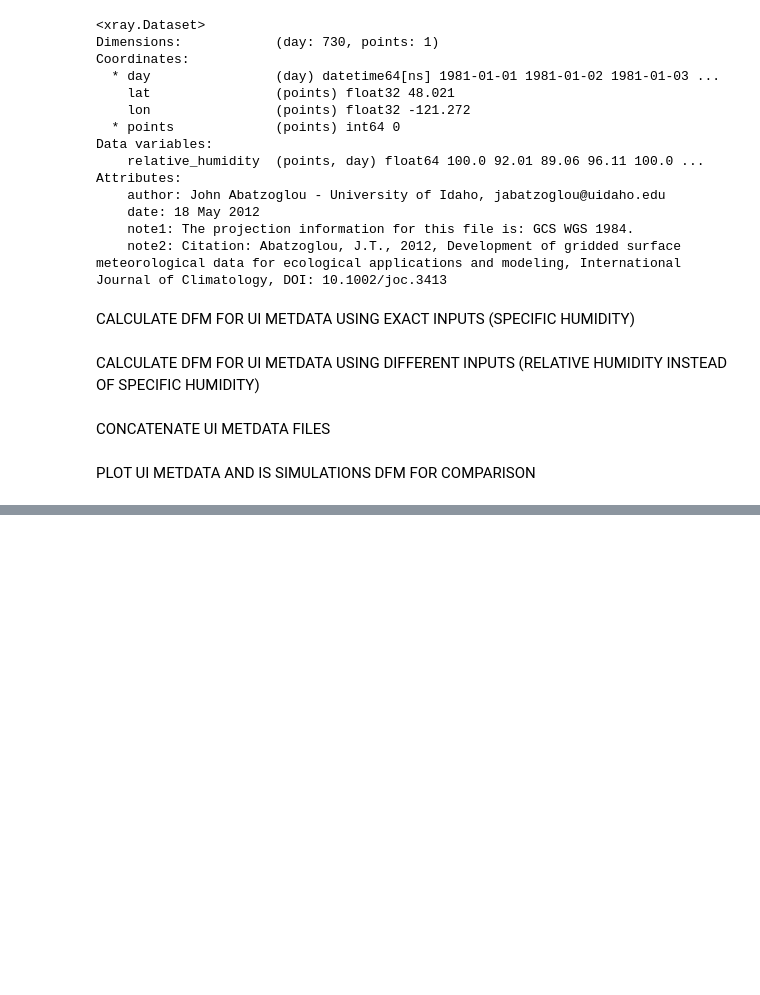
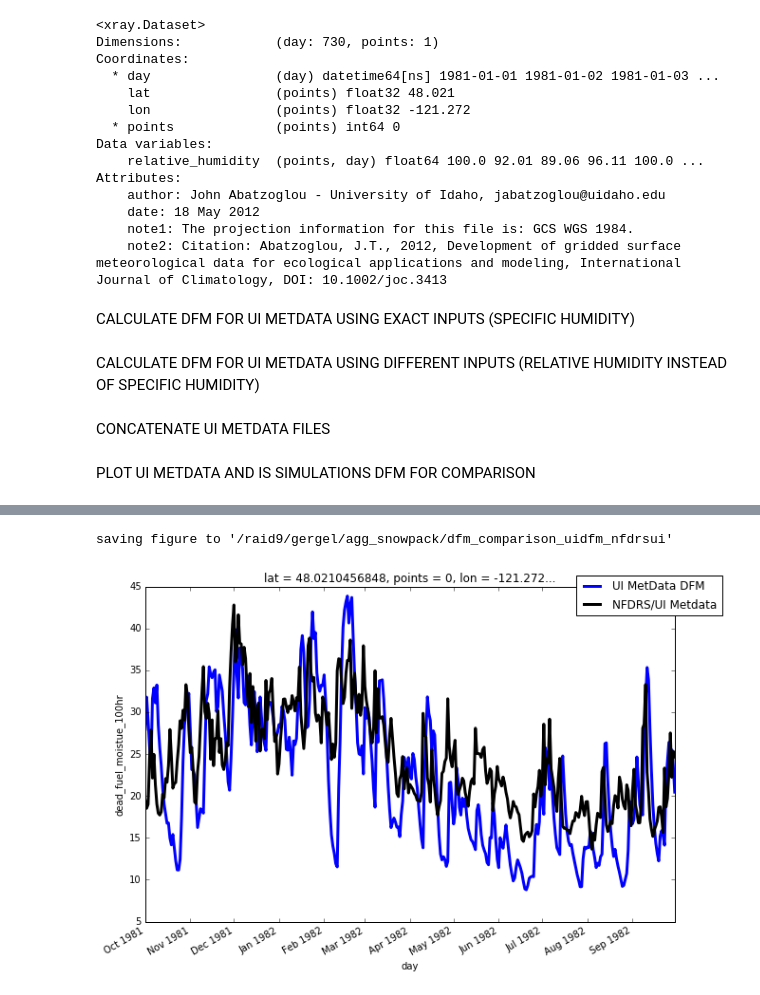
Before and after one commit to XUEYANZHANG9/IS_snowfire, a Jupyter notebook: calc_dfm_gridcell.ipynb, the cells around one changed output, grey strips where cells are left out. Cells and saved outputs as stored; diff of their text form; code cells hidden in the pictures; blank space fills up the shorter version.

```diff
--- a/calc_dfm_gridcell.ipynb
+++ b/calc_dfm_gridcell.ipynb
@@ -512,0 +571,21 @@ saving figure to '/raid9/gergel/agg_snowpack/dfm_comparison_one_gridcell'
+# %%
+fig = plt.figure(figsize=(lt,rt))
+
+dfm = ds_full.isel_points(lon=[lon_ind],lat=[lat_ind])
+dfm_sel = dfm.sel(day=slice('1981-10-01', '1982-9-30'))
+dfm_sel['dead_fuel_moistue_100hr'].plot(label='UI MetData DFM',linewidth=lw)
+
+plt.plot(date_range,np.asarray(arr_mc100_ui)[(dates_ui >= tp_start) * (dates_ui < tp_end)],color='k',
+         label='NFDRS/UI Metdata',linewidth=lw)
+
+plt.legend(loc='upper right',bbox_to_anchor=(1.1, 1.05))
+
+## save plot
+direc = '/raid9/gergel/agg_snowpack/'
+plotname = 'dfm_comparison_uidfm_nfdrsui'
+savepath = os.path.join(direc, plotname)
+print ("saving figure to '%s'" % savepath)
+plt.savefig(savepath)
+# %% [output]
+saving figure to '/raid9/gergel/agg_snowpack/dfm_comparison_uidfm_nfdrsui'
+[figure, added]
```
Also changed, not shown: parts of 14 cells of this notebook.
